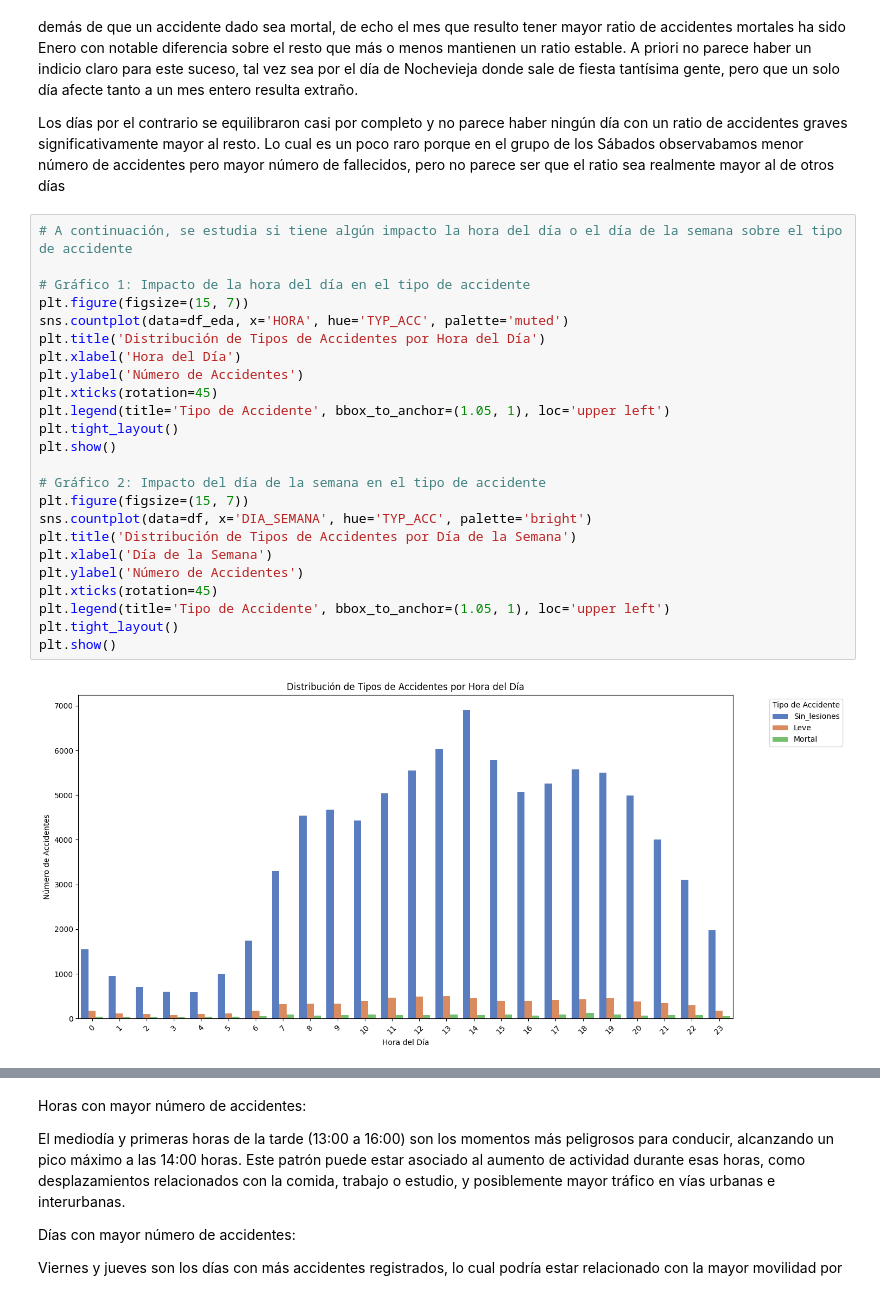
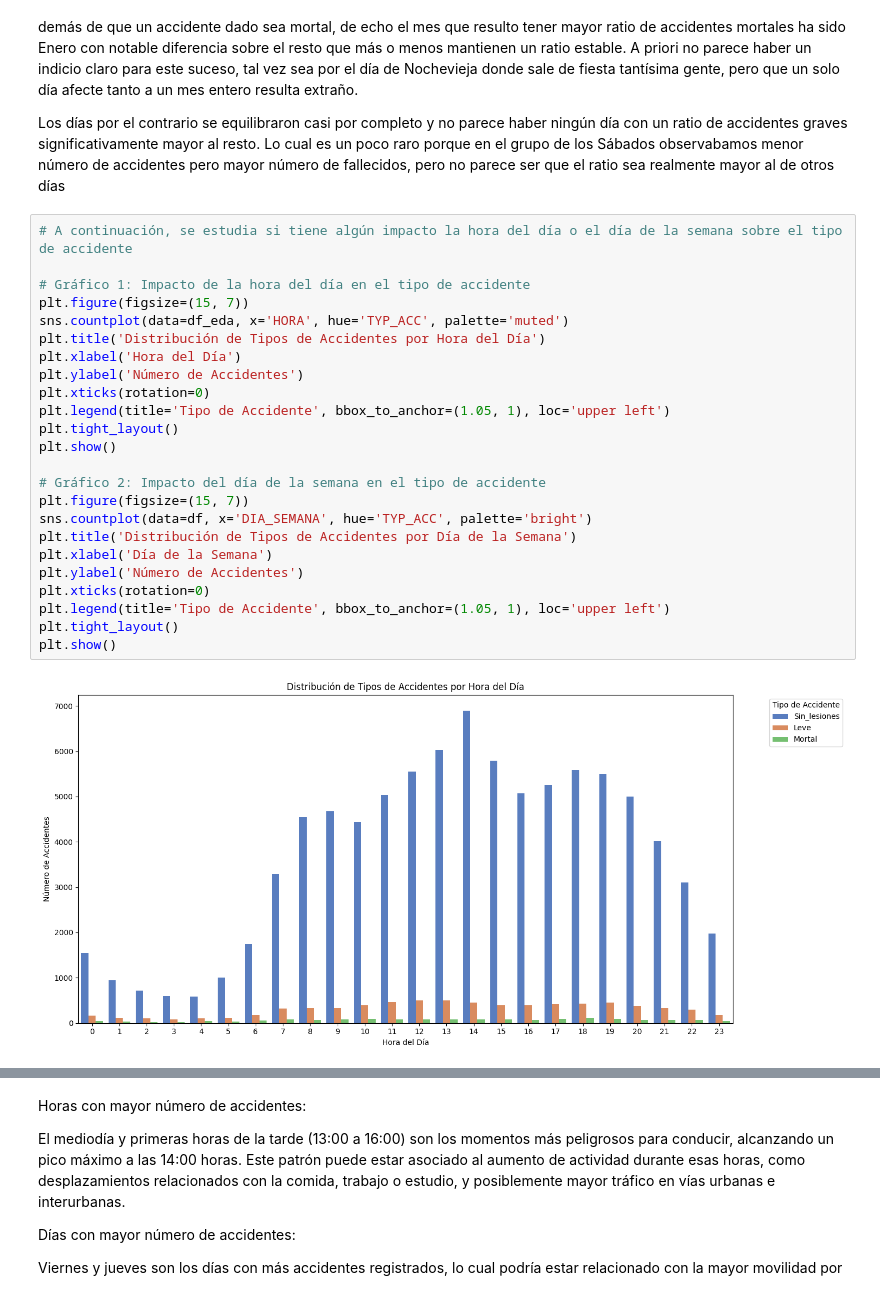
Before and after one commit to 4GeeksAcademy/Proyecto_final_DS_Alex_Carlos, a Jupyter notebook: project/project.ipynb, the cells around one changed output, grey strips where cells are left out. Saved outputs shown, nothing was run; the diff lists cells and outputs as text.

```diff
--- a/project/project.ipynb
+++ b/project/project.ipynb
@@ -668,29 +668,29 @@ Los días por el contrario se equilibraron casi por completo y no parece haber n
 # %%
 # A continuación, se estudia si tiene algún impacto la hora del día o el día de la semana sobre el tipo de accidente
 
 # Gráfico 1: Impacto de la hora del día en el tipo de accidente
 plt.figure(figsize=(15, 7))
 sns.countplot(data=df_eda, x='HORA', hue='TYP_ACC', palette='muted')
 plt.title('Distribución de Tipos de Accidentes por Hora del Día')
 plt.xlabel('Hora del Día')
 plt.ylabel('Número de Accidentes')
-plt.xticks(rotation=45)
+plt.xticks(rotation=0)
 plt.legend(title='Tipo de Accidente', bbox_to_anchor=(1.05, 1), loc='upper left')
 plt.tight_layout()
 plt.show()
 
 # Gráfico 2: Impacto del día de la semana en el tipo de accidente
 plt.figure(figsize=(15, 7))
 sns.countplot(data=df, x='DIA_SEMANA', hue='TYP_ACC', palette='bright')
 plt.title('Distribución de Tipos de Accidentes por Día de la Semana')
 plt.xlabel('Día de la Semana')
 plt.ylabel('Número de Accidentes')
-plt.xticks(rotation=45)
+plt.xticks(rotation=0)
 plt.legend(title='Tipo de Accidente', bbox_to_anchor=(1.05, 1), loc='upper left')
 plt.tight_layout()
 plt.show()
 # %% [output]
-[figure, old version]
+[figure, new version]
 [figure]
 # %% [markdown]
 Horas con mayor número de accidentes:
```
